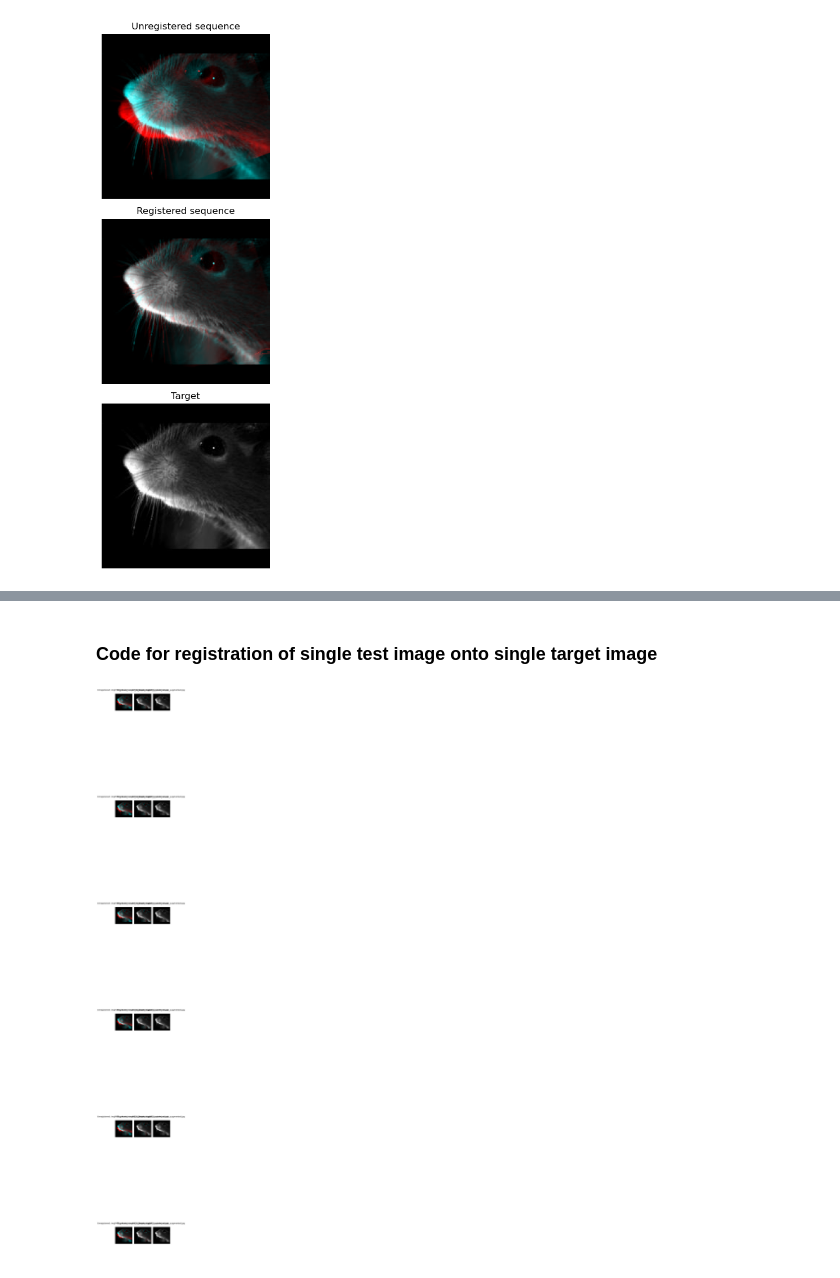
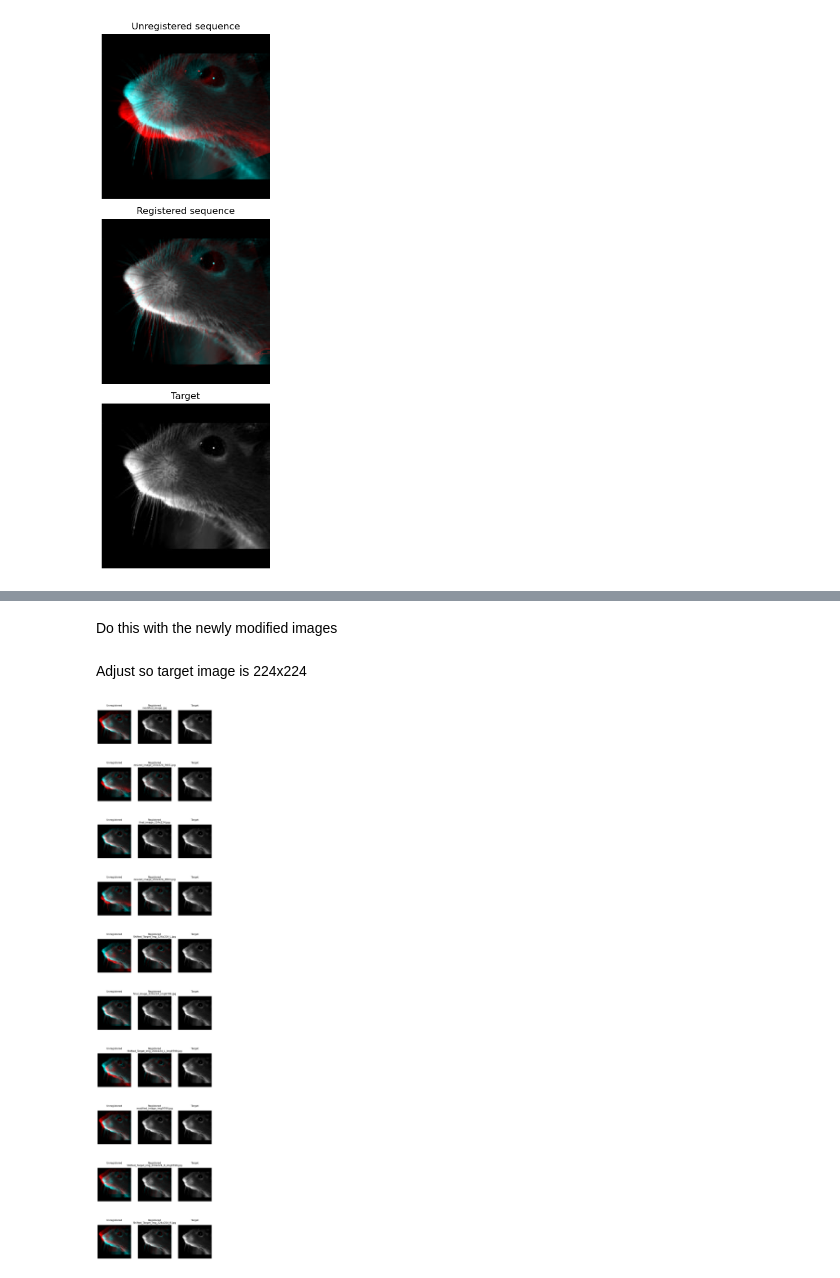
Before and after one commit to AnnaStuckert/ViT_facemap, a Jupyter notebook: ViT-pytorch/Registration/Registration.ipynb, the cells around one changed output, grey strips where cells are left out. Cells and saved outputs as stored; diff of their text form; code cells hidden in the pictures.

```diff
--- a/ViT-pytorch/Registration/Registration.ipynb
+++ b/ViT-pytorch/Registration/Registration.ipynb
@@ -107,5 +70,21 @@ plt.show()
-# %% [markdown]
-### Code for registration of single test image onto single target image
+# %% [markdown]
+Do this with the newly modified images
+# %% [markdown]
+Adjust so target image is 224x224
+# %%
+import numpy as np
+from skimage import io
+from skimage.transform import resize
+
+# Load the image
+image_path = 'Target_img9160_pad_rescale_augmented.jpg'  # Replace with your image path
+image = io.imread(image_path)
+
+# Resize the image to 224x224 pixels
+resized_image = resize(image, (224, 224), anti_aliasing=True)
+
+# Save the resized image
+io.imsave('Target_img9160_resized_image_224x224.jpg', (resized_image * 255).astype(np.uint8))
 # %%
 import numpy as np
 import matplotlib.pyplot as plt
@@ -115,57 +94,61 @@ from skimage.registration import optical_flow_tvl1
 from skimage import io
 import os
 
-### Code for registration of sequence of images onto single target image
-
-# --- Load the target image
-image0 = io.imread('Target_img9160_pad_rescale_augmented.jpg')
+# Load the target image
+image0 = io.imread('Target_img9160_resized_image_224x224.jpg')
 image0 = rgb2gray(image0)
 
-# --- Path to the folder containing images
-folder_path = 'Images'
-images = os.listdir(folder_path)
+# Path to the folder containing images
+folder_path = 'Modified_images'
+images = [img for img in os.listdir(folder_path) if img.lower().endswith(('.png', '.jpg', '.jpeg')) and not img.startswith('.')]
 
-fig, axs = plt.subplots(len(images), 3, figsize=(5, 10 * len(images)))
+# Adjust figsize and hspace to optimize space and image size
+fig, axs = plt.subplots(len(images), 3, figsize=(10, 5 * len(images)))  # Enlarged each image
 
 for i, img_name in enumerate(images):
     image_path = os.path.join(folder_path, img_name)
     image1 = io.imread(image_path)
     image1 = rgb2gray(image1)
 
-    # --- Compute the optical flow
+    # Compute the optical flow
     v, u = optical_flow_tvl1(image0, image1)
 
-    # --- Use the estimated optical flow for registration
+    # Use the estimated optical flow for registration
     nr, nc = image0.shape
     row_coords, col_coords = np.meshgrid(np.arange(nr), np.arange(nc), indexing='ij')
     image1_warp = warp(image1, np.array([row_coords + v, col_coords + u]), mode='edge')
 
-    # build an RGB image with the unregistered sequence
+    # Build an RGB image with the unregistered sequence
     seq_im = np.zeros((nr, nc, 3))
     seq_im[..., 0] = image1
     seq_im[..., 1] = image0
     seq_im[..., 2] = image0
 
-    # build an RGB image with the registered sequence
+    # Build an RGB image with the registered sequence
     reg_im = np.zeros((nr, nc, 3))
     reg_im[..., 0] = image1_warp
     reg_im[..., 1] = image0
     reg_im[..., 2] = image0
 
     # Display the images
     axs[i, 0].imshow(seq_im)
-    axs[i, 0].set_title(f"Unregistered: {img_name}", pad=20)
+    axs[i, 0].set_title("Unregistered", pad=20)
     axs[i, 0].set_axis_off()
 
     axs[i, 1].imshow(reg_im)
-    axs[i, 1].set_title(f"Registered: {img_name}", pad=20)
+    axs[i, 1].set_title("Registered", pad=20)
     axs[i, 1].set_axis_off()
 
     axs[i, 2].imshow(image0, cmap='gray')
-    axs[i, 2].set_title(f"Target: {img_name}", pad=20)
+    axs[i, 2].set_title("Target", pad=20)
     axs[i, 2].set_axis_off()
 
-fig.tight_layout()
+    # Place image name above the plots
+    axs[i, 1].annotate(img_name, (0.5, 1), xycoords='axes fraction', ha='center', va='bottom', fontsize=12, xytext=(0, 5), textcoords='offset points')
+
+# Adjust the space between rows of images
+plt.subplots_adjust(hspace=0.1)  # Reduced space between rows
+
 plt.show()
 # %% [output]
-[figure, old version]
+[figure, new version]
```
Also changed, not shown: parts of 2 cells of this notebook, 31 other files.
